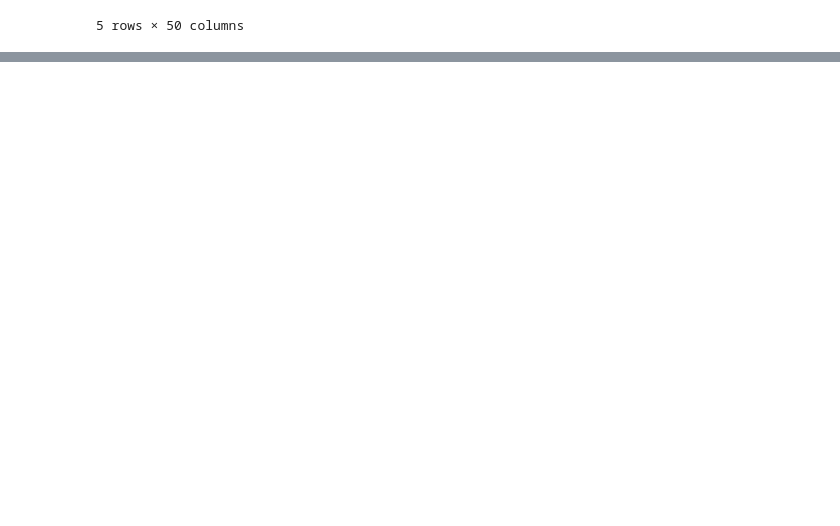
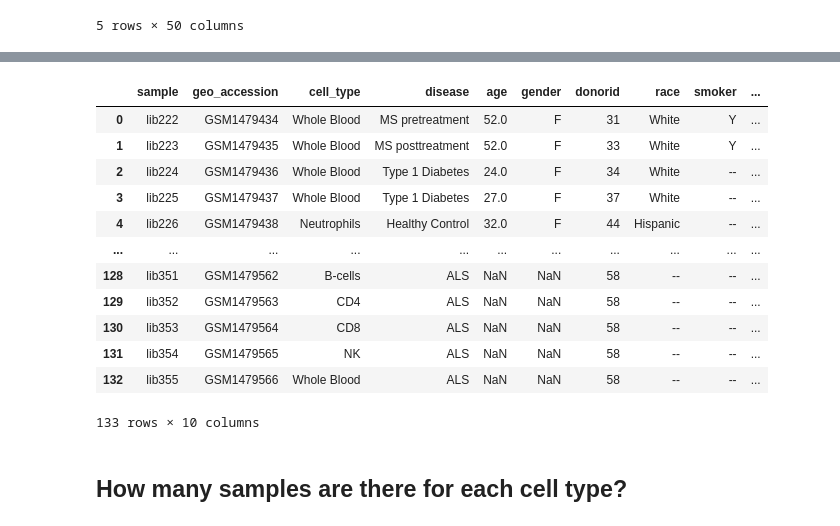
Before and after one commit to antara-1505/Transcriptomic-Data_Analysis, a Jupyter notebook: notebooks/02_Metadata_Exploration.ipynb, the cells around one changed output, grey strips where cells are left out. Drawn from its saved outputs; the diff is of its cells as text; code cells hidden in the pictures; blank space fills up the shorter version.

```diff
--- a/notebooks/02_Metadata_Exploration.ipynb
+++ b/notebooks/02_Metadata_Exploration.ipynb
@@ -235,0 +402,29 @@ metadata2
+# %%
+meta_data = pd.DataFrame({
+    "sample": metadata1.iloc[1:,0].values,
+    "geo_accession": metadata1.iloc[1:,1].values,
+    "cell_type": metadata1.iloc[1:,4].values,
+    "disease": metadata1.iloc[1:,6].values,
+    "age": metadata1.iloc[1:,2].values,
+    "gender": metadata1.iloc[1:,8].values,
+    "donorid": metadata1.iloc[1:,7].values,
+    "race": metadata1.iloc[1:,10].values,
+    "smoker": metadata1.iloc[1:,12].values,
+    "collection_date": metadata1.iloc[1:,5].values
+})
+# %%
+meta_data
+# %% [output]
+|  | sample | geo_accession | cell_type | disease | age | gender | donorid | race | smoker | ... |
+| 0 | lib222 | GSM1479434 | Whole Blood | MS pretreatment | 52.0 | F | 31 | White | Y | ... |
+| 1 | lib223 | GSM1479435 | Whole Blood | MS posttreatment | 52.0 | F | 33 | White | Y | ... |
+| 2 | lib224 | GSM1479436 | Whole Blood | Type 1 Diabetes | 24.0 | F | 34 | White | -- | ... |
+| 3 | lib225 | GSM1479437 | Whole Blood | Type 1 Diabetes | 27.0 | F | 37 | White | -- | ... |
+| 4 | lib226 | GSM1479438 | Neutrophils | Healthy Control | 32.0 | F | 44 | Hispanic | -- | ... |
+| ... | ... | ... | ... | ... | ... | ... | ... | ... | ... | ... |
+| 128 | lib351 | GSM1479562 | B-cells | ALS | NaN | NaN | 58 | -- | -- | ... |
+| 129 | lib352 | GSM1479563 | CD4 | ALS | NaN | NaN | 58 | -- | -- | ... |
+| 130 | lib353 | GSM1479564 | CD8 | ALS | NaN | NaN | 58 | -- | -- | ... |
+| 131 | lib354 | GSM1479565 | NK | ALS | NaN | NaN | 58 | -- | -- | ... |
+| 132 | lib355 | GSM1479566 | Whole Blood | ALS | NaN | NaN | 58 | -- | -- | ... |
+133 rows × 10 columns
@@ -235,0 +436,2 @@ metadata2
+# %% [markdown]
+## How many samples are there for each cell type?
```
Also changed, not shown: parts of 25 cells of this notebook, 5 other files.
